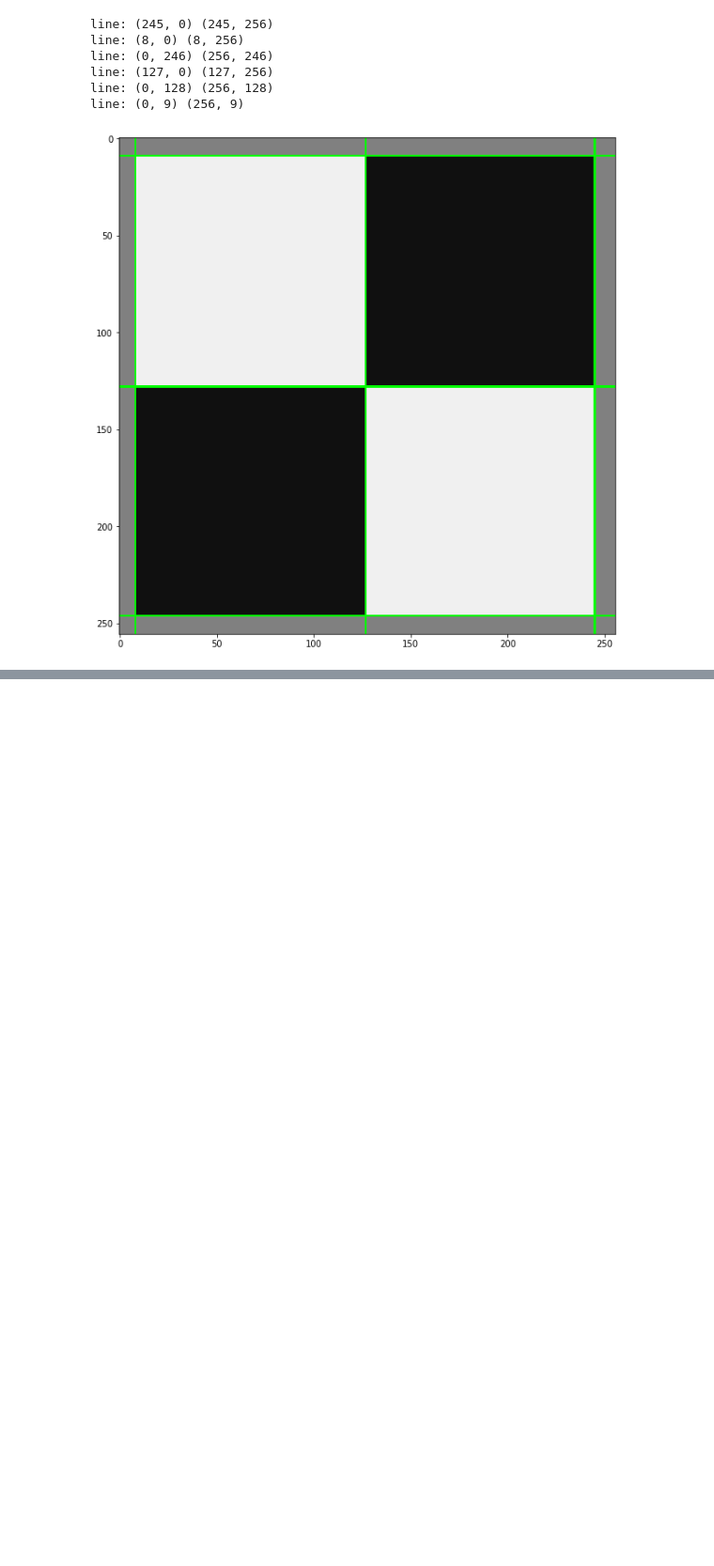
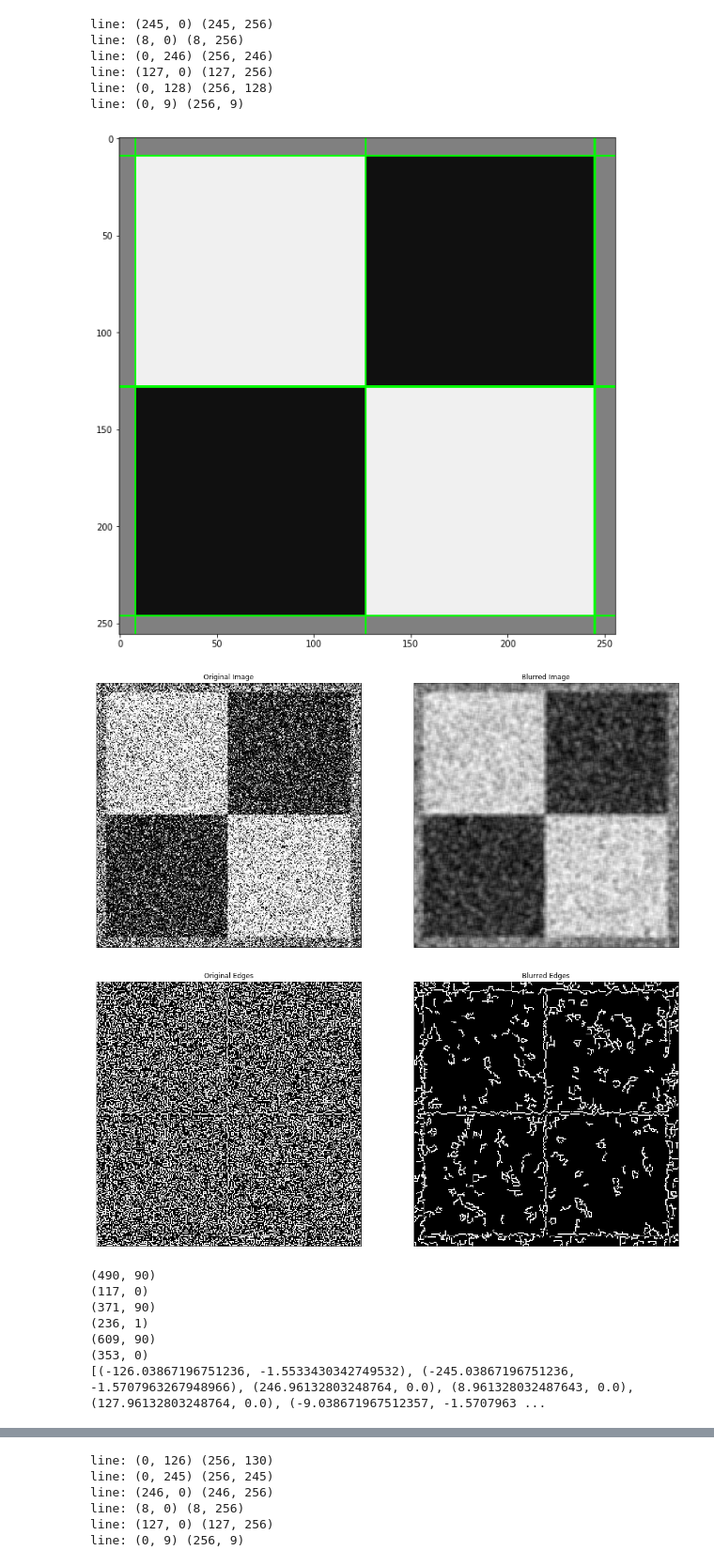
Before and after one commit to Aspirisha/ud810-intro-computer-vision, a Jupyter notebook: ps1/solution1.ipynb, the cells around one changed output, grey strips where cells are left out. Shown at 94% size. Cells and saved outputs as stored; diff of their text form; code cells hidden in the pictures; blank space fills up the shorter version.

Commit message:
ps1 up to task5 (more or less)

```diff
--- a/ps1/solution1.ipynb
+++ b/ps1/solution1.ipynb
@@ -123,3 +137,34 @@ line: (127, 0) (127, 256)
 line: (0, 128) (256, 128)
 line: (0, 9) (256, 9)
 [figure]
+# %%
+# task 3
+def task3():
+    img = cv2.imread('input/ps1-input0-noise.png', cv2.IMREAD_GRAYSCALE)
+    img_filtered = cv2.GaussianBlur(img, (5,5), 3)
+
+    edges = cv2.Canny(img,100,200)
+    edges_filtered = cv2.Canny(img_filtered,100,200)
+
+    draw_two_images(img, 'Original Image', img_filtered, 'Blurred Image')
+    draw_two_images(edges, 'Original Edges', edges_filtered, 'Blurred Edges')
+
+    peaks, acc = find_lines(edges_filtered, 6)
+    print(peaks)
+    # show accumulator array
+    draw_grayscale(acc)
+
+    img1 = cv2.imread('input/ps1-input0-noise.png')
+    draw_lines(img1, peaks)
+
+task3()
+# %% [output]
+[figure, added]
+[figure, added]
+(490, 90)
+(117, 0)
+(371, 90)
+(236, 1)
+(609, 90)
+(353, 0)
+[(-126.03867196751236, -1.5533430342749532), (-245.03867196751236, -1.5707963267948966), (246.96132803248764, 0.0), (8.961328032487643, 0.0), (127.96132803248764, 0.0), (-9.038671967512357, -1.5707963 ...
@@ -125,0 +172,6 @@ line: (0, 9) (256, 9)
+line: (0, 126) (256, 130)
+line: (0, 245) (256, 245)
+line: (246, 0) (246, 256)
+line: (8, 0) (8, 256)
+line: (127, 0) (127, 256)
+line: (0, 9) (256, 9)
```
Also changed, not shown: parts of 5 cells of this notebook.
